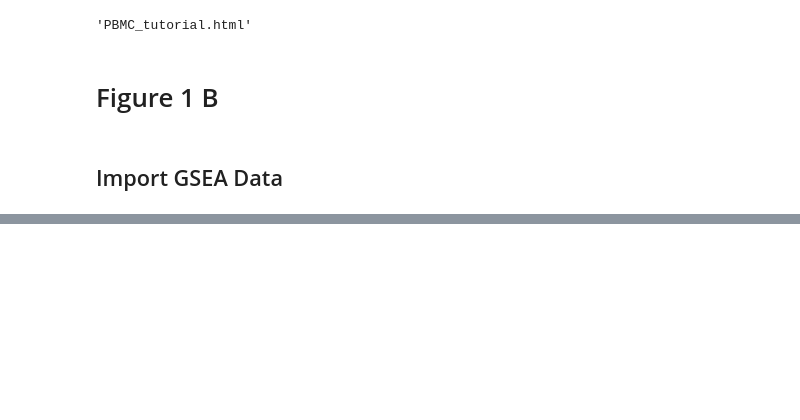
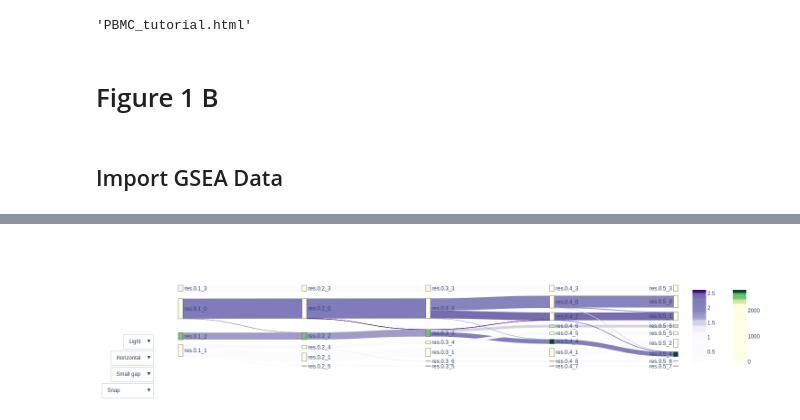
Before and after one commit to apblair/CellLayers, a Jupyter notebook: Notebooks/PBMC_Tutorial.ipynb, the cells around one changed output, grey strips where cells are left out. Cells and saved outputs as stored; diff of their text form; code cells hidden in the pictures; blank space fills up the shorter version.

Commit message:
Add BuildEnrichmentSankey class

```diff
--- a/Notebooks/PBMC_Tutorial.ipynb
+++ b/Notebooks/PBMC_Tutorial.ipynb
@@ -146,5 +256,11 @@ geneset_oi = ['antigen processing and presentation of exogenous peptide antigen
+# %%
+sankey_fig, sankey_dict = CellLayers.run(exp_df,
+                                         meta_df,
+                                         modularity=mod_df,
+                                         silhouette=sil_df,
+                                         genes=['CD3E'])
 # %%
-sankey_fig, sankey_dict = EnrichmentSankey(sankey_dict,
-                                           geneset_oi,
-                                           pbmc_gsea,
+sankey_dict = EnrichmentSankey(sankey_dict,
+                               geneset_oi,
+                               pbmc_gsea,
                                            pbmc_leading_edge_genes).run()
@@ -155,20 +266,0 @@ for geneset in geneset_oi:
-# %%
-# Add gsea data to sankey_dict['node_data']
-for geneset_name, geneset_df in gsea_dict.items():
-    geneset_df = geneset_df.rename(columns = {'combined.score':geneset_name+'_combined.score'})
-    sankey_dict['node_data'] = pd.mergsankey_dicte(sankey_dict['node_data'],
-                                        geneset_df,
-                                        left_on='node_labels',
-                                        right_on='res_cluster')
-    norm = matplotlib.colors.Normalize(vmin=min(sankey_dict['node_data'][geneset_name+'_combined.score']),
-                                       vmax=max(sankey_dict['node_data'][geneset_name+'_combined.score']),
-                                       clip=False)
-    mapper = cm.ScalarMappable(norm=norm, cmap=cm.YlGn)
-    sankey_dict['node_data'][geneset_name+'_hex'] = [mcolors.to_hex(mapper.to_rgba(mapper_color))
-                                                     for mapper_color in sankey_dict['node_data'][geneset_name+'_combined.score'].tolist()]
-
-sankey_dict['node_data'] = pd.merge(sankey_dict['node_data'],
-                                    pbmc_leading_edge_genes,
-                                    left_on='node_labels', right_on='res_cluster')
-del sankey_dict['node_data']['res_cluster_x']
-del sankey_dict['node_data']['res_cluster_y']
@@ -253,0 +267,9 @@ fig.show()
+# %%
+enrichment_fig, enrichment_sankey_dict = BuildEnrichmentSankey(sankey_dict,
+                                              starter_gene,
+                                              geneset_oi,
+                                              pbmc_gsea).run()
+# %%
+enrichment_fig
+# %% [output]
+[figure, added]
```
Also changed, not shown: parts of 7 cells of this notebook, 2 other files.
